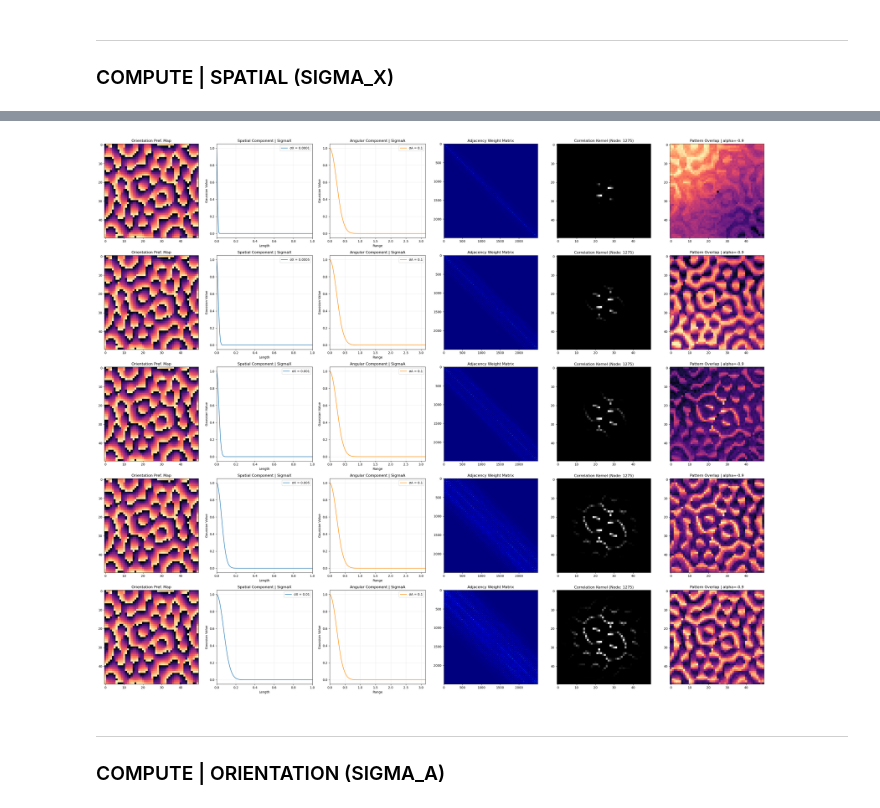
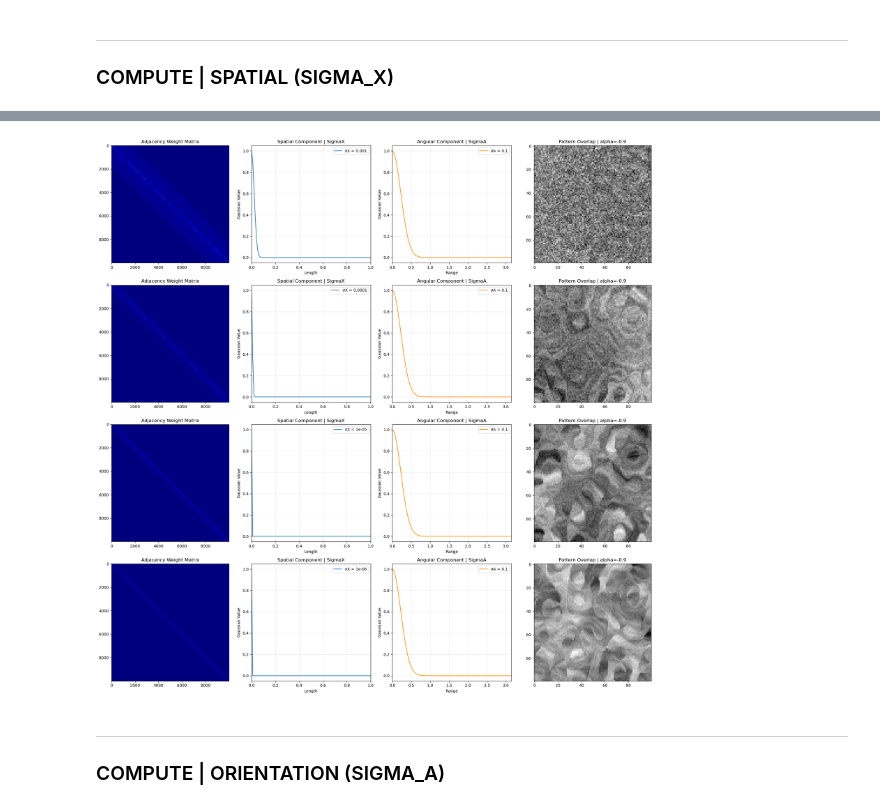
Before and after one commit to epochlab/LAM, a Jupyter notebook: lab/build_sigma.ipynb, the cells around one changed output, grey strips where cells are left out. Cells and saved outputs as stored; diff of their text form; code cells hidden in the pictures.

Commit message:
Update state procedure for sigma and alpha tests

```diff
--- a/lab/build_sigma.ipynb
+++ b/lab/build_sigma.ipynb
@@ -32,7 +120,7 @@ min: 0.00 max: 6.28
 
 ### HYPER-PARAMETERS
 # %%
-N = 8192                                # Neurons | Default: 30000
+N = 128**2                              # Units | Default: 30000
 prob = 0.1                              # Sparsity
 eta = 0.01                              # Epsilon / Learning rate
 simlen = 3000                           # Steps / Epochs
@@ -41,11 +129,13 @@ norm_mode = 'asym'                      # Asymmetric Normalisation
 alpha = -0.9                            # Ratio between local and global inhibition
 P = src.shape[0] * src.shape[1]         # N Nodes
 
+temp = 0.084                            # Boltzman activation
+
 # Init condition (Center cell/pixel)
 start_node = int(int(src.shape[0]/2) * src.shape[1] + int(src.shape[0]/2))
 
-print('Neurons:', N)
-print("Nodes:", P)
+print('Nodes:', N)
+print("Neurons:", P)
 print('Start node:', start_node)
 print(f"{P * 0.138:.2f} point attactors")
 # %% [output]
@@ -58,7 +148,7 @@ Start node: 1275
 
 ### COMPUTE | SPATIAL (SIGMA_X)
 # %%
-sigmaX = np.array([0.0001, 0.0005, 0.001, 0.005, 0.01]).astype(float)
+sigmaX = np.array([1e-3, 1e-4, 1e-5, 1e-6]).astype(float)
 sigmaA = 0.1
 # %%
 Wx, Mx = [],[]
@@ -67,12 +157,14 @@ ticker = len(sigmaX)
 for i in tqdm(range(ticker)):
     W = libtools.construct_SLAM(src, sigmaX[i], sigmaA)
 
-    graph = LAM(N, P, prob, W, gamma, "asym", start_node)
-    graph._set_weight(alpha)
+    graph = LAM(N, P, prob, W, gamma, "asym")
 
-    m_log, _, _ = graph.simulate_single(alpha, eta, simlen)
+    init_state = libtools.set_state(graph, features, temp)
+    print("Sparsity:", np.sum(init_state/np.size(init_state)))
+
+    m_log, _, _ = graph.simulate_single(alpha, eta, simlen, start_node, init_state.copy())
     m = m_log[-1,:].copy()
-    m[start_node] = m.min()
+    # m[start_node] = np.mean(np.delete(m, start_node))
 
     Wx.append(W)
     Mx.append(m)
@@ -79,39 +180,31 @@ for i in tqdm(range(ticker)):
 # %%
-plt.figure(figsize=(30,5*ticker))
+plt.figure(figsize=(20,20))
 for i in range(ticker):
-    plt.subplot(ticker, 6, i * 6 + 1)
-    plt.imshow(src, 'magma')
-    plt.title('Orientation Pref. Map')
+    plt.subplot(ticker, 4, i * 4 + 1)
+    plt.imshow(Wx[i], 'jet')
+    plt.title('Adjacency Weight Matrix')
 
-    plt.subplot(ticker, 6, i * 6 + 2)
+    plt.subplot(ticker, 4, i * 4 + 2)
     dist_s = np.linspace(0, 1, 100)
     plt.plot(dist_s, libtools.gaussian(dist_s, sigmaX[i]), label=f'σX = {sigmaX[i]}')
     plt.title('Spatial Component | SigmaX')
     plt.xlabel('Length'), plt.ylabel('Gaussian Value')
     plt.xlim([0, 1]), plt.grid(alpha=0.25), plt.legend()
 
-    plt.subplot(ticker, 6, i * 6 + 3)
+    plt.subplot(ticker, 4, i * 4 + 3)
     dist_a = np.linspace(0, np.pi, 100)
     plt.plot(dist_a, libtools.gaussian(dist_a, sigmaA), 'darkorange', label=f'σA = {sigmaA}')
     plt.title('Angular Component | SigmaA')
     plt.xlabel('Range'), plt.ylabel('Gaussian Value')
     plt.xlim([0, np.pi]), plt.grid(alpha=0.25), plt.legend()
 
-    plt.subplot(ticker, 6, i * 6 + 4)
-    plt.imshow(Wx[i], 'jet')
-    plt.title('Adjacency Weight Matrix')
-
-    plt.subplot(ticker, 6, i * 6 + 5)
-    plt.imshow(Wx[i][start_node].reshape(src.shape), 'gray')
-    plt.title('Correlation Kernel (Node: ' + str(start_node) + ')')
-
-    plt.subplot(ticker, 6, i * 6 + 6)
-    plt.imshow(Mx[i].reshape(src.shape), 'magma')
+    plt.subplot(ticker, 4, i * 4 + 4)
+    plt.imshow(Mx[i].reshape(src.shape), 'gray')
     plt.title('Pattern Overlap | alpha=' + str(alpha))
 
 plt.tight_layout()
 # %% [output]
-[figure, old version]
+[figure, new version]
 # %% [markdown]
 ---
 
```
Also changed, not shown: parts of 15 cells of this notebook, 2 other files.
